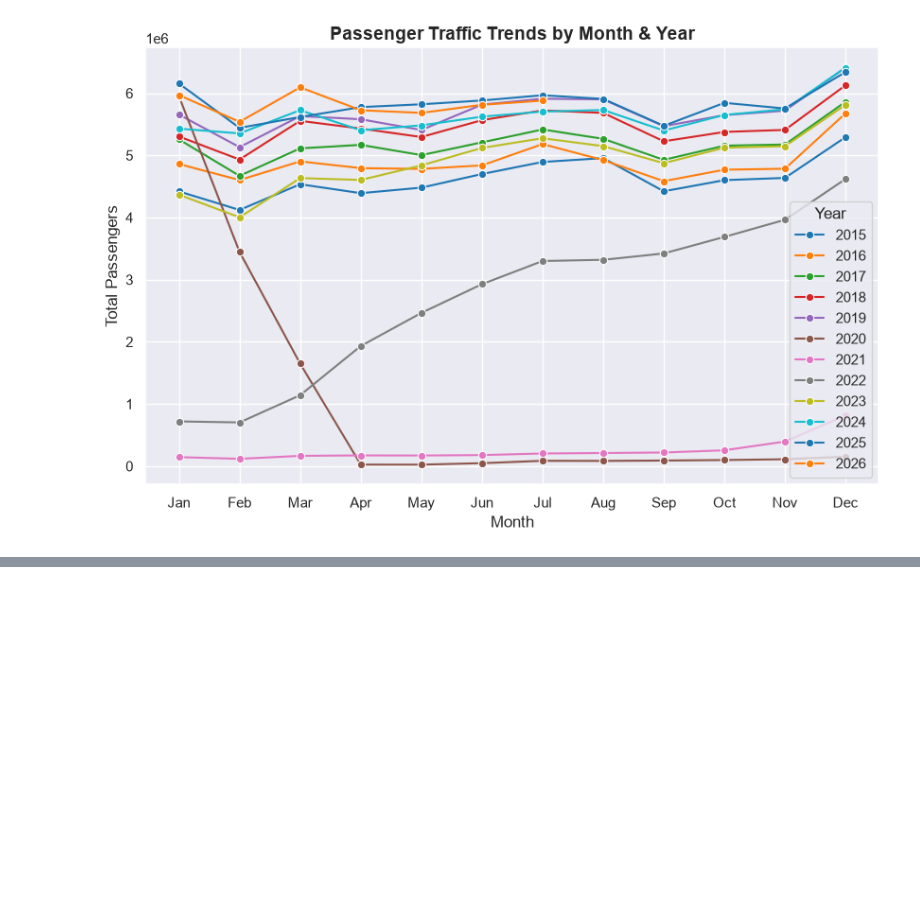
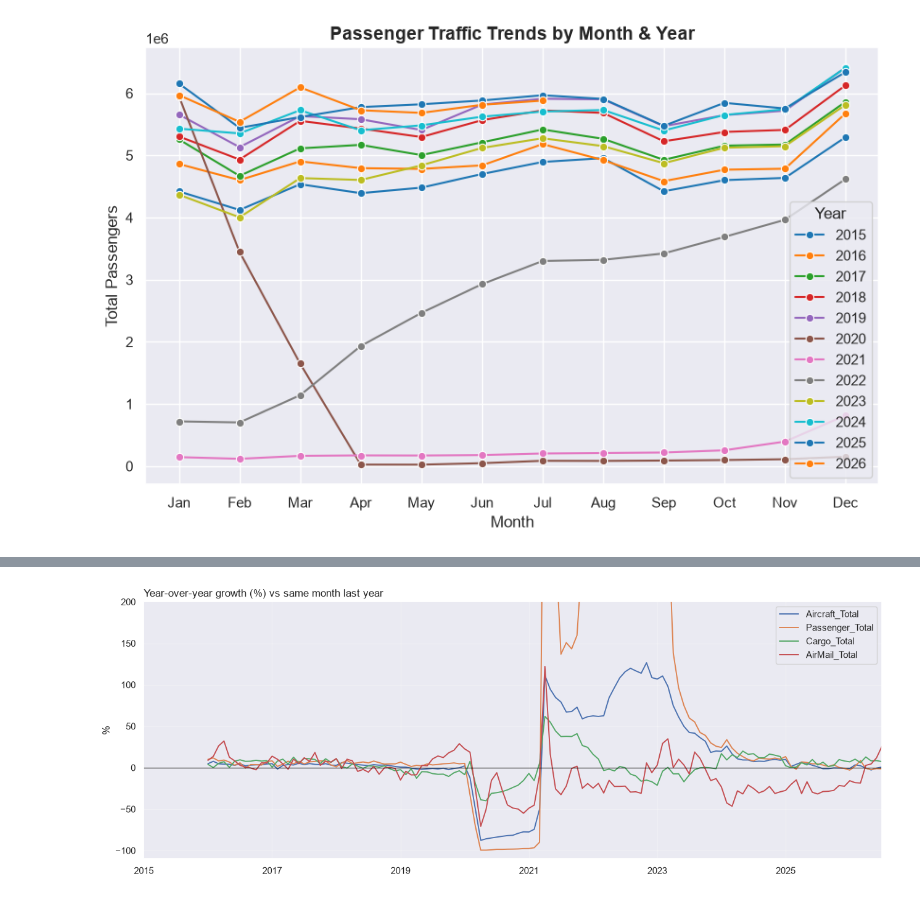
Before and after one commit to angh0059/KM6312group8, a Jupyter notebook: km6312project.ipynb, the cells around one changed output, grey strips where cells are left out. Saved outputs shown, nothing was run; the diff lists cells and outputs as text; code cells hidden in the pictures; blank space fills up the shorter version.

```diff
--- a/km6312project.ipynb
+++ b/km6312project.ipynb
@@ -222,0 +244,16 @@ plt.show()
+# %%
+#Year-over-year growth
+totals = ["Aircraft_Total", "Passenger_Total", "Cargo_Total", "AirMail_Total"]
+yoy = d[totals].pct_change(12, fill_method=None) * 100
+
+fig, ax = plt.subplots(figsize=(13, 5))
+yoy.plot(ax=ax, lw=1.4)
+ax.axhline(0, color="black", lw=0.8)
+ax.set_ylim(-110, 200)        # 2021-22 rebound reaches +1000s %; clipped so normal years stay readable
+ax.set_title("Year-over-year growth (%) vs same month last year", loc="left")
+ax.set_ylabel("%"); ax.set_xlabel("")
+ax.grid(alpha=0.3)
+fig.tight_layout()
+plt.show()
+# %% [output]
+[figure, added]
```
Also changed, not shown: parts of 27 cells of this notebook.
